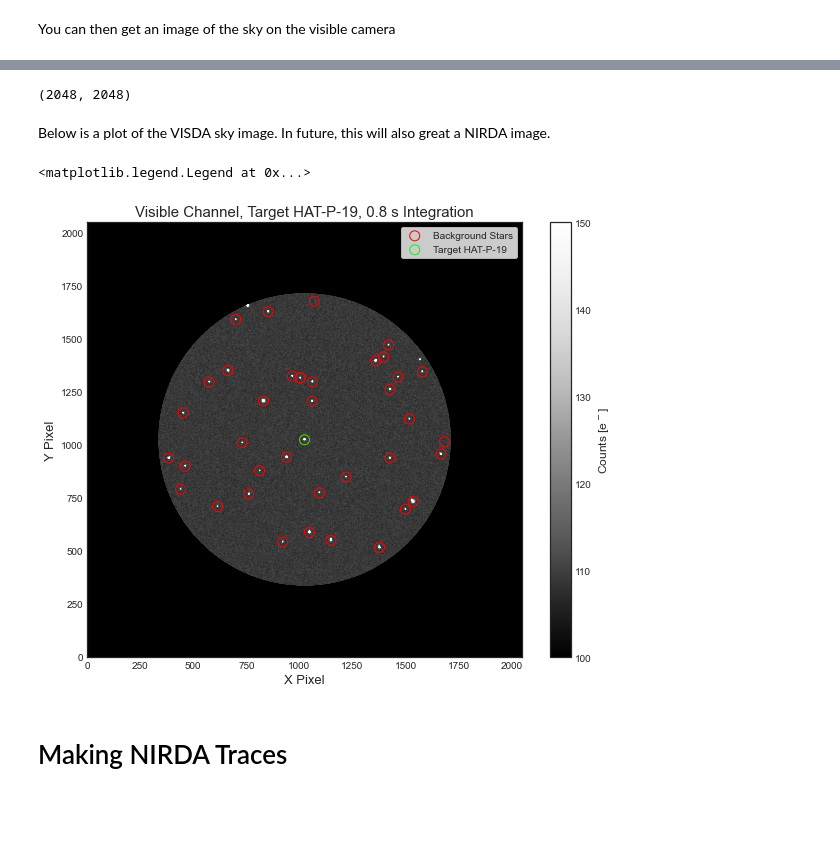
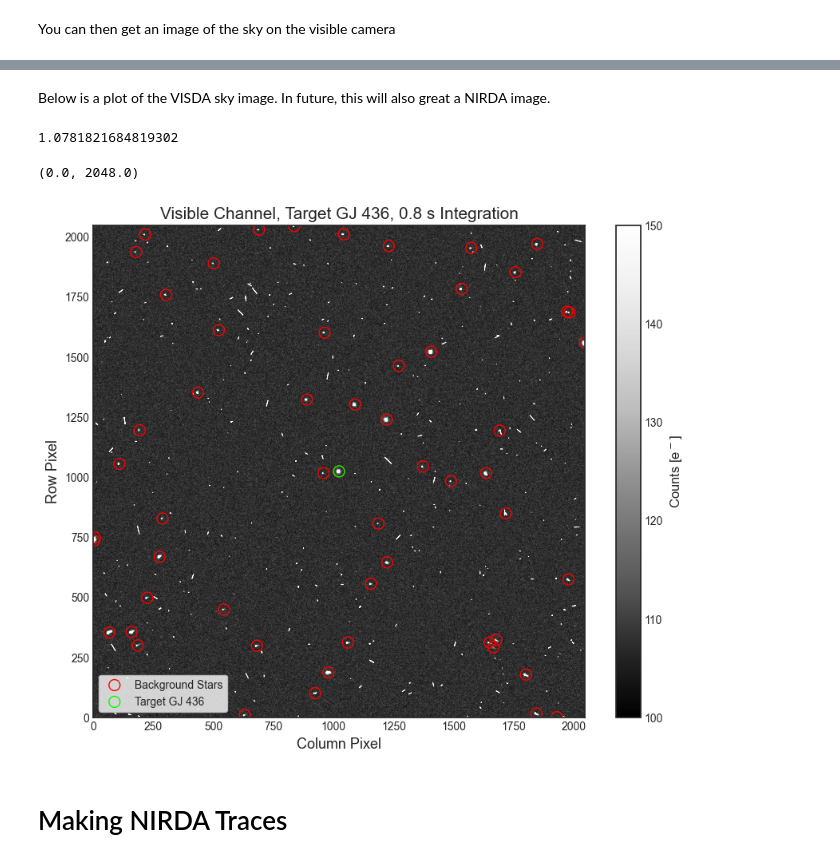
Before and after one commit to PandoraMission/pandora-sim, a Jupyter notebook: docs/intro-to-pandorasat.ipynb, the cells around one changed output, grey strips where cells are left out. Cells and saved outputs as stored; diff of their text form; code cells hidden in the pictures; blank space fills up the shorter version.

```diff
--- a/docs/intro-to-pandorasat.ipynb
+++ b/docs/intro-to-pandorasat.ipynb
@@ -13,5 +17,7 @@ import astropy.units as u
 plt.style.use('seaborn-white')
 # %% [markdown]
 You can initialize the observatory using
+# %%
+c = SkyCoord.from_name('GJ 436')
 # %%
-p = ps.PandoraSat()
+p = ps.PandoraSat(ra=c.ra, dec=c.dec, theta=10*u.deg)
@@ -129,6 +133,6 @@ $4.008778 \; \mathrm{d}$
 # %%
 # the observatory has the `get_sky_catalog` method for now
-source_catalog = p.get_sky_catalog(target.ra, target.dec)
+source_catalog = p.get_sky_catalog(p.ra, p.dec, p.theta)
 # %%
 source_catalog.head()
 # %% [output]
@@ -147,4 +151,4 @@ You can then get an image of the sky on the visible camera
 # %%
 # The observatory get's the sky image because eventually it will return images from both detectors.
 nreads = 4
-img = p.get_sky_image(source_catalog, nreads=nreads, include_noise=True)
+time, rowj, colj, thetaj, science_image = p.get_sky_images(p.ra, p.dec, p.theta, nreads=nreads, include_noise=True)
@@ -173,24 +155,25 @@ Line #      Hits         Time  Per Hit   % Time  Line Contents
-# %%
-img.shape
-# %% [output]
-(2048, 2048)
 # %% [markdown]
 Below is a plot of the VISDA sky image. In future, this will also great a NIRDA image.
+# %%
+rowj[0].value
+# %% [output]
+1.0781821684819302
 # %%
 plt.figure(figsize=(10, 8))
-plt.imshow(img.value, origin='lower', vmin=100, vmax=150, cmap='Greys_r')
+plt.imshow(science_image[0].value, origin='lower', vmin=100, vmax=150, cmap='Greys_r')
 cbar = plt.colorbar()
 cbar.set_label('Counts [e$^-$]', fontsize=12)
 plt.title(f'Visible Channel, {target}, {visda.integration_time*nreads} Integration', fontsize=15)
-plt.xlabel("X Pixel", fontsize=13)
-plt.ylabel("Y Pixel", fontsize=13)
-k = np.hypot(source_catalog.vis_x - visda.naxis1.value/2, source_catalog.vis_y - visda.naxis2.value/2) < 1320/2
-plt.scatter(source_catalog.vis_x[k], source_catalog.vis_y[k], edgecolor='r', facecolor='None', s=100, label='Background Stars')
-plt.scatter(source_catalog.vis_x[0], source_catalog.vis_y[0], edgecolor='lime', facecolor='None', s=100, label=f'{target}')
+plt.xlabel("Column Pixel", fontsize=13)
+plt.ylabel("Row Pixel", fontsize=13)
+plt.scatter(source_catalog.vis_column, source_catalog.vis_row, edgecolor='r', facecolor='None', s=100, label='Background Stars')
+plt.scatter(source_catalog.vis_column[0], source_catalog.vis_row[0], edgecolor='lime', facecolor='None', s=100, label=f'{target}')
 plt.legend(frameon=True)
+plt.xlim(0, visda.shape[0])
+plt.ylim(0, visda.shape[1])
 # %% [output]
-<matplotlib.legend.Legend at 0x...>
+(0.0, 2048.0)
-[figure, old version]
+[figure, new version]
 # %% [markdown]
 # Making NIRDA Traces
 # %% [markdown]
```
Also changed, not shown: parts of 17 cells of this notebook, 2 other files.
